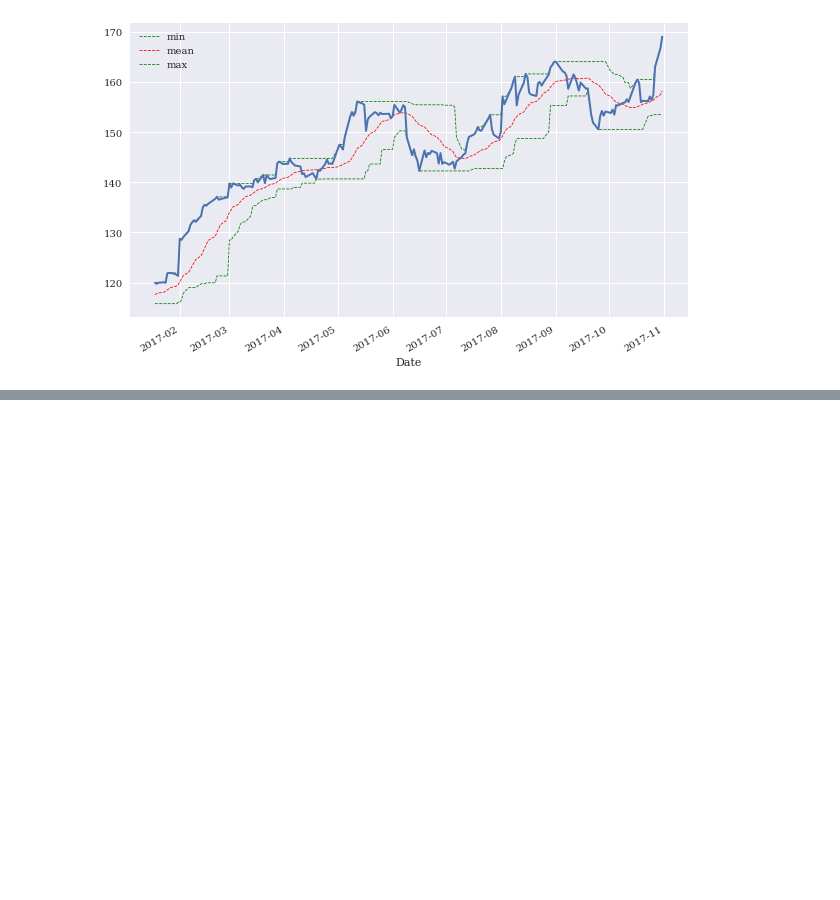
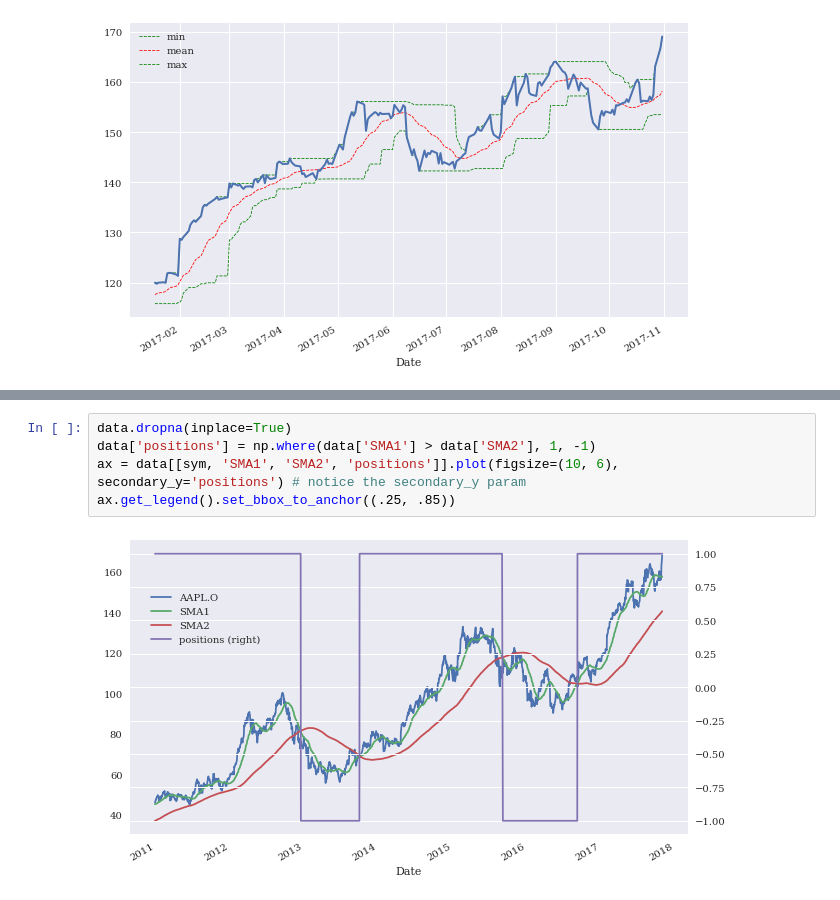
Before and after one commit to zhiyixu/FA, a Jupyter notebook: Ch8.ipynb, the cells around one changed output, grey strips where cells are left out. Cells and saved outputs as stored; diff of their text form; blank space fills up the shorter version.

```diff
--- a/Ch8.ipynb
+++ b/Ch8.ipynb
@@ -140,0 +160,8 @@ data[sym].iloc[-200:].plot(ax=ax, lw=2.0) # the ax means polt them to the same f
+# %%
+data.dropna(inplace=True)
+data['positions'] = np.where(data['SMA1'] > data['SMA2'], 1, -1)
+ax = data[[sym, 'SMA1', 'SMA2', 'positions']].plot(figsize=(10, 6),
+secondary_y='positions') # notice the secondary_y param
+ax.get_legend().set_bbox_to_anchor((.25, .85))
+# %% [output]
+[figure, added]
```
Also changed, not shown: parts of 3 cells of this notebook, 1 other file.
